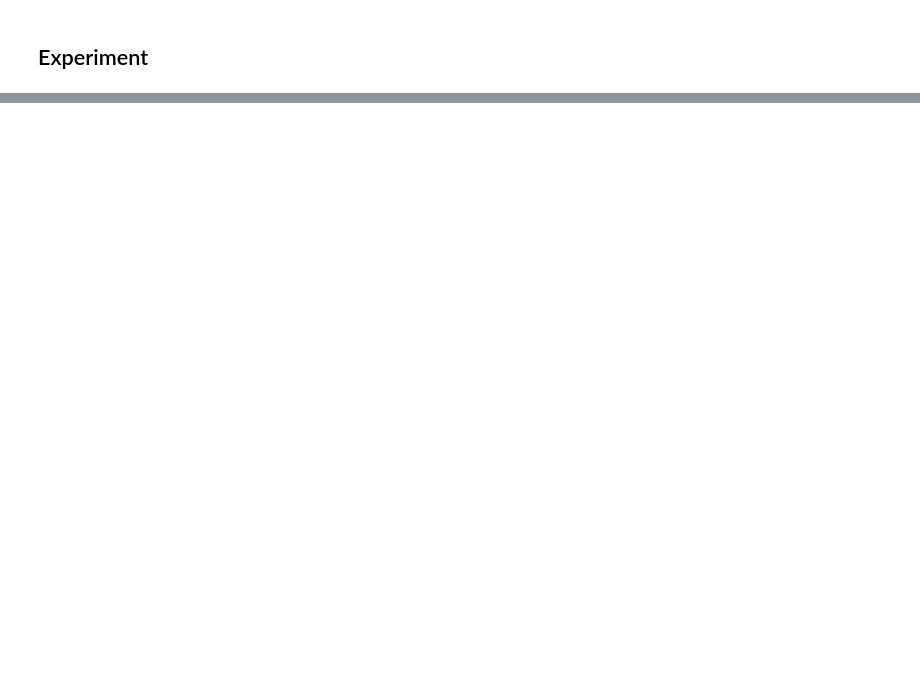
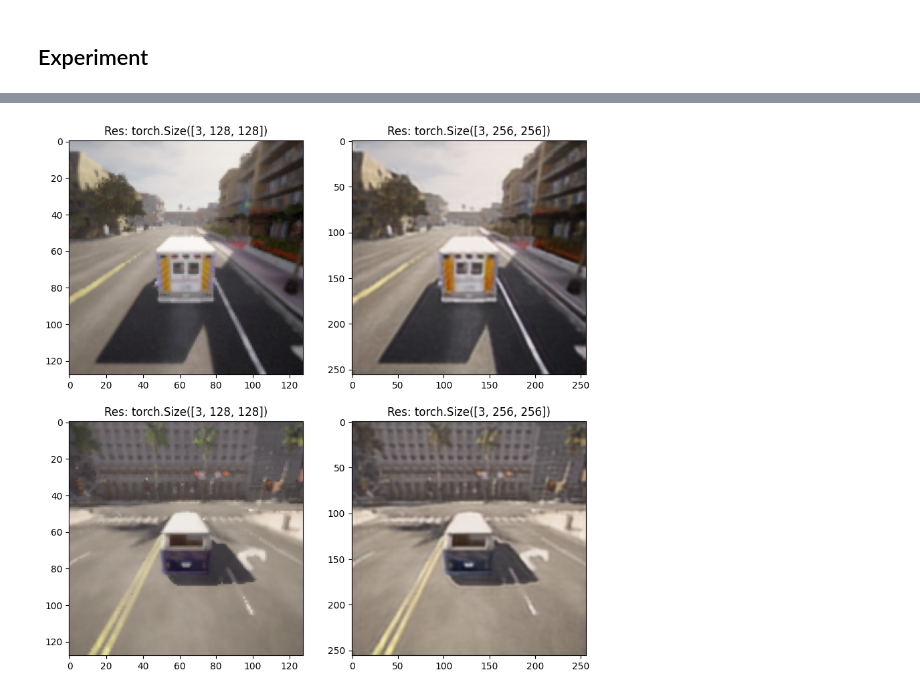
Before and after one commit to MightyCode/Super-Resolution-Project, a Jupyter notebook: src/train_rdn.ipynb, the cells around one changed output, grey strips where cells are left out. Saved outputs shown, nothing was run; the diff lists cells and outputs as text; code cells hidden in the pictures; blank space fills up the shorter version.

```diff
--- a/src/train_rdn.ipynb
+++ b/src/train_rdn.ipynb
@@ -156,0 +166,12 @@ Finish training for 4 epochs
+# %%
+fig, axes = plt.subplots(2, 2, figsize=(10, 10))
+test_low_res1, _ = X_valid[np.random.randint(len(X_valid))]
+test_low_res2, _ = X_valid[np.random.randint(len(X_valid))]
+pred_high_res1 = exp1.net(test_low_res1)[0]
+pred_high_res2 = exp1.net(test_low_res2)[0]
+ex = [test_low_res1, pred_high_res1, test_low_res2, pred_high_res2]
+for i, ax in enumerate(axes.flat):
+    ax.set_title(f'Res: {ex[i].shape}')
+    myimshow(ex[i], ax=ax)
+# %% [output]
+[figure, added]
```
Also changed, not shown: parts of 5 cells of this notebook, 1 other file.
